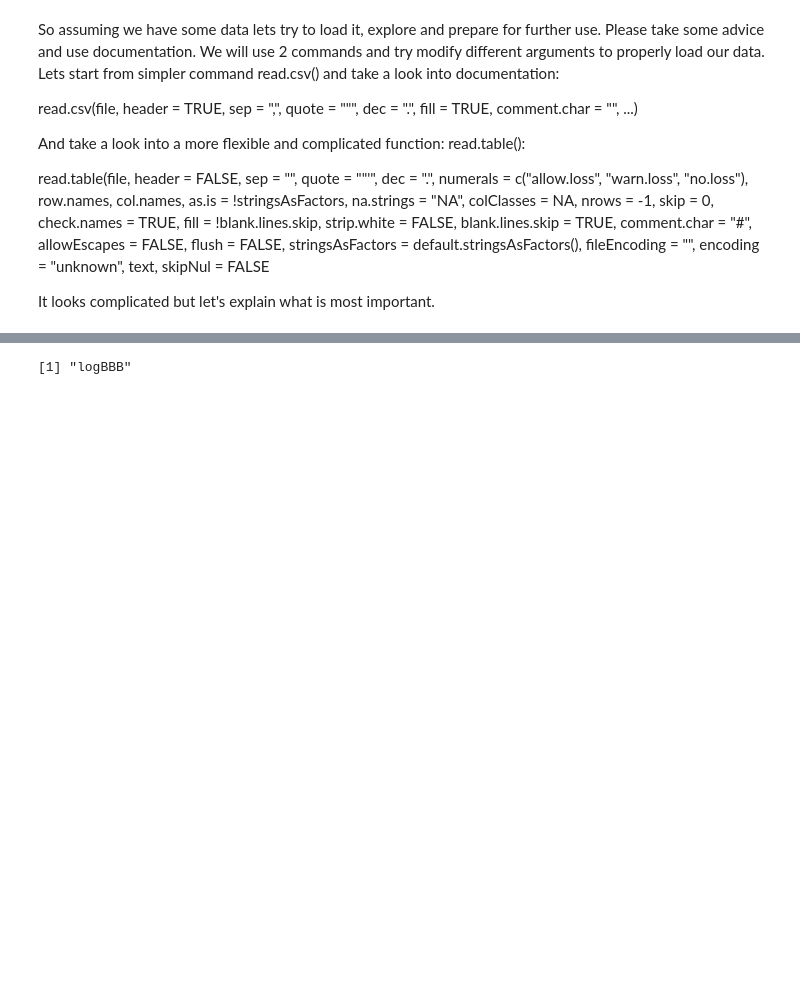
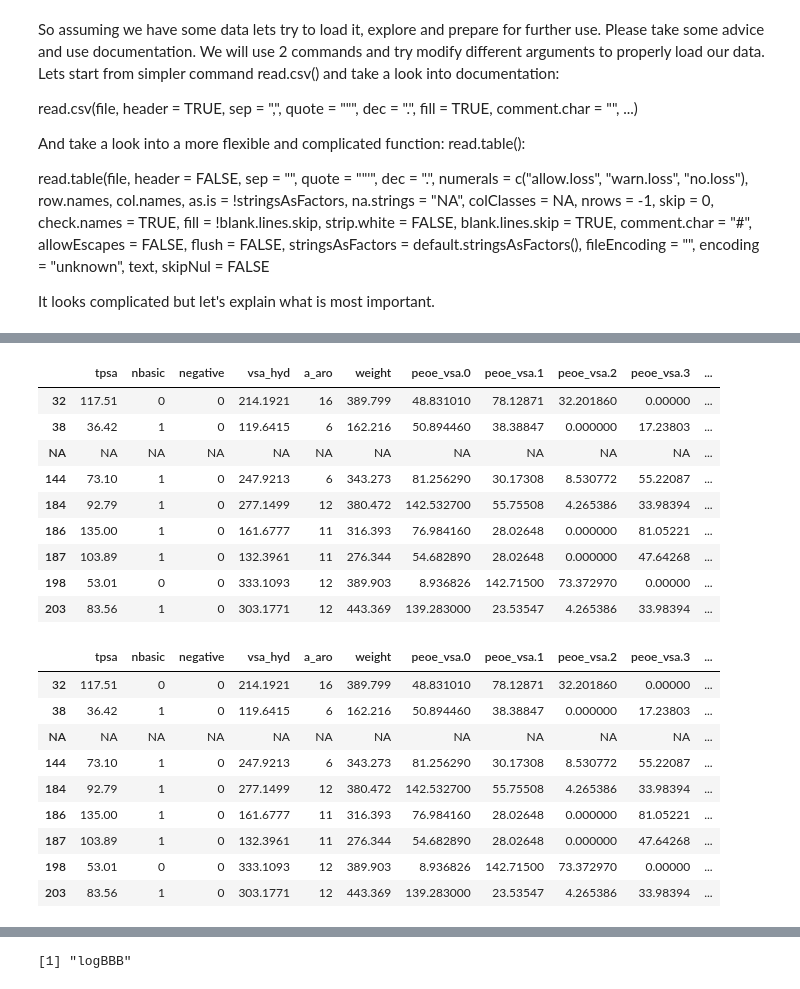
Before and after one commit to adamPaclawski/AI_pharm, a Jupyter notebook: AI in Pharm 2 - data prep.ipynb, the cells around one changed output, grey strips where cells are left out. Saved outputs shown, nothing was run; the diff lists cells and outputs as text; code cells hidden in the pictures; blank space fills up the shorter version.

```diff
--- a/AI in Pharm 2 - data prep.ipynb
+++ b/AI in Pharm 2 - data prep.ipynb
@@ -28,0 +146,24 @@ raw_data<-read.csv("BBB_raw_data.csv")
+# %%
+raw_data[raw_data$logBBB<(-1.5),]
+raw_data[raw_data[,135]<(-1.5),]
+# %% [output]
+|  | tpsa | nbasic | negative | vsa_hyd | a_aro | weight | peoe_vsa.0 | peoe_vsa.1 | peoe_vsa.2 | peoe_vsa.3 | ... |
+| 32 | 117.51 | 0 | 0 | 214.1921 | 16 | 389.799 | 48.831010 | 78.12871 | 32.201860 | 0.00000 | ... |
+| 38 | 36.42 | 1 | 0 | 119.6415 | 6 | 162.216 | 50.894460 | 38.38847 | 0.000000 | 17.23803 | ... |
+| NA | NA | NA | NA | NA | NA | NA | NA | NA | NA | NA | ... |
+| 144 | 73.10 | 1 | 0 | 247.9213 | 6 | 343.273 | 81.256290 | 30.17308 | 8.530772 | 55.22087 | ... |
+| 184 | 92.79 | 1 | 0 | 277.1499 | 12 | 380.472 | 142.532700 | 55.75508 | 4.265386 | 33.98394 | ... |
+| 186 | 135.00 | 1 | 0 | 161.6777 | 11 | 316.393 | 76.984160 | 28.02648 | 0.000000 | 81.05221 | ... |
+| 187 | 103.89 | 1 | 0 | 132.3961 | 11 | 276.344 | 54.682890 | 28.02648 | 0.000000 | 47.64268 | ... |
+| 198 | 53.01 | 0 | 0 | 333.1093 | 12 | 389.903 | 8.936826 | 142.71500 | 73.372970 | 0.00000 | ... |
+| 203 | 83.56 | 1 | 0 | 303.1771 | 12 | 443.369 | 139.283000 | 23.53547 | 4.265386 | 33.98394 | ... |
+|  | tpsa | nbasic | negative | vsa_hyd | a_aro | weight | peoe_vsa.0 | peoe_vsa.1 | peoe_vsa.2 | peoe_vsa.3 | ... |
+| 32 | 117.51 | 0 | 0 | 214.1921 | 16 | 389.799 | 48.831010 | 78.12871 | 32.201860 | 0.00000 | ... |
+| 38 | 36.42 | 1 | 0 | 119.6415 | 6 | 162.216 | 50.894460 | 38.38847 | 0.000000 | 17.23803 | ... |
+| NA | NA | NA | NA | NA | NA | NA | NA | NA | NA | NA | ... |
+| 144 | 73.10 | 1 | 0 | 247.9213 | 6 | 343.273 | 81.256290 | 30.17308 | 8.530772 | 55.22087 | ... |
+| 184 | 92.79 | 1 | 0 | 277.1499 | 12 | 380.472 | 142.532700 | 55.75508 | 4.265386 | 33.98394 | ... |
+| 186 | 135.00 | 1 | 0 | 161.6777 | 11 | 316.393 | 76.984160 | 28.02648 | 0.000000 | 81.05221 | ... |
+| 187 | 103.89 | 1 | 0 | 132.3961 | 11 | 276.344 | 54.682890 | 28.02648 | 0.000000 | 47.64268 | ... |
+| 198 | 53.01 | 0 | 0 | 333.1093 | 12 | 389.903 | 8.936826 | 142.71500 | 73.372970 | 0.00000 | ... |
+| 203 | 83.56 | 1 | 0 | 303.1771 | 12 | 443.369 | 139.283000 | 23.53547 | 4.265386 | 33.98394 | ... |
```
Also changed, not shown: parts of 79 cells of this notebook, 1 other file.
